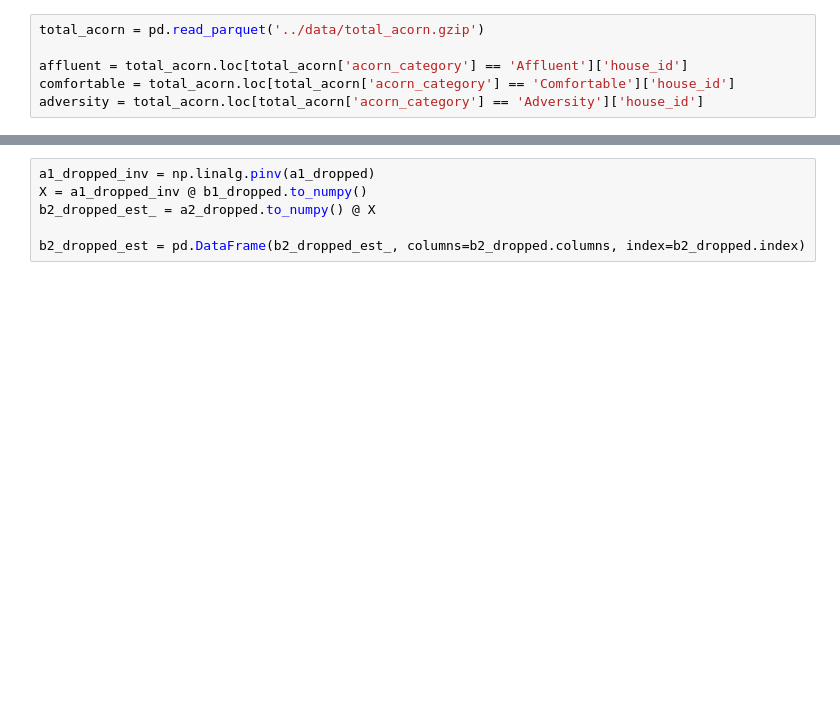
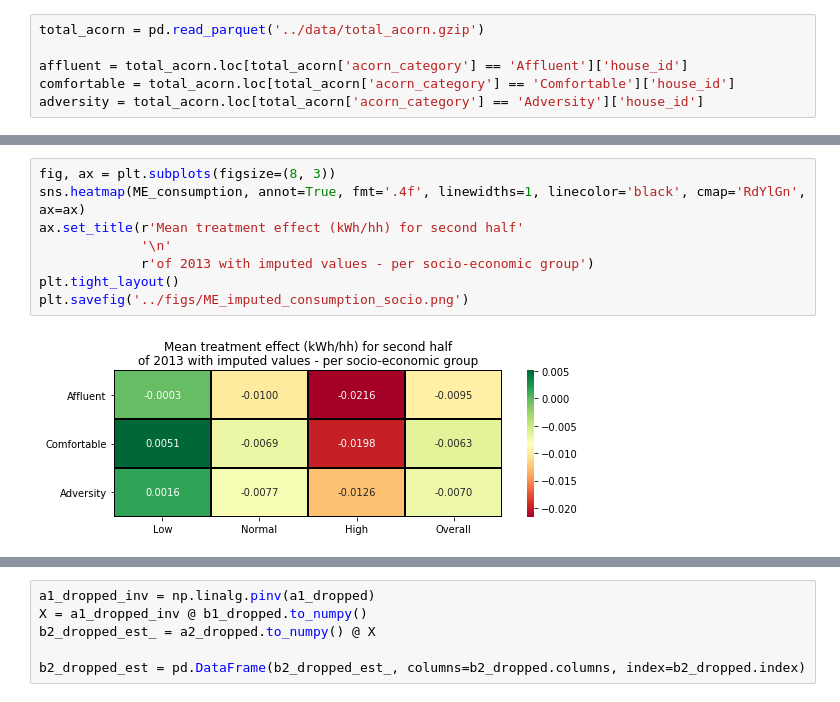
Before and after one commit to sabanejad/demand-response, a Jupyter notebook: code/multi_linreg.ipynb, the cells around one changed output, grey strips where cells are left out. Saved outputs shown, nothing was run; the diff lists cells and outputs as text; blank space fills up the shorter version.

```diff
--- a/code/multi_linreg.ipynb
+++ b/code/multi_linreg.ipynb
@@ -41,0 +217,10 @@ slice_2013_t = total_usage_2013.loc[(total_usage_2013['date_time'].dt.normalize(
+# %%
+fig, ax = plt.subplots(figsize=(8, 3))
+sns.heatmap(ME_consumption, annot=True, fmt='.4f', linewidths=1, linecolor='black', cmap='RdYlGn', ax=ax)
+ax.set_title(r'Mean treatment effect (kWh/hh) for second half'
+             '\n'
+             r'of 2013 with imputed values - per socio-economic group')
+plt.tight_layout()
+plt.savefig('../figs/ME_imputed_consumption_socio.png')
+# %% [output]
+[figure, added]
```
Also changed, not shown: parts of 33 cells of this notebook, 32 other files.
